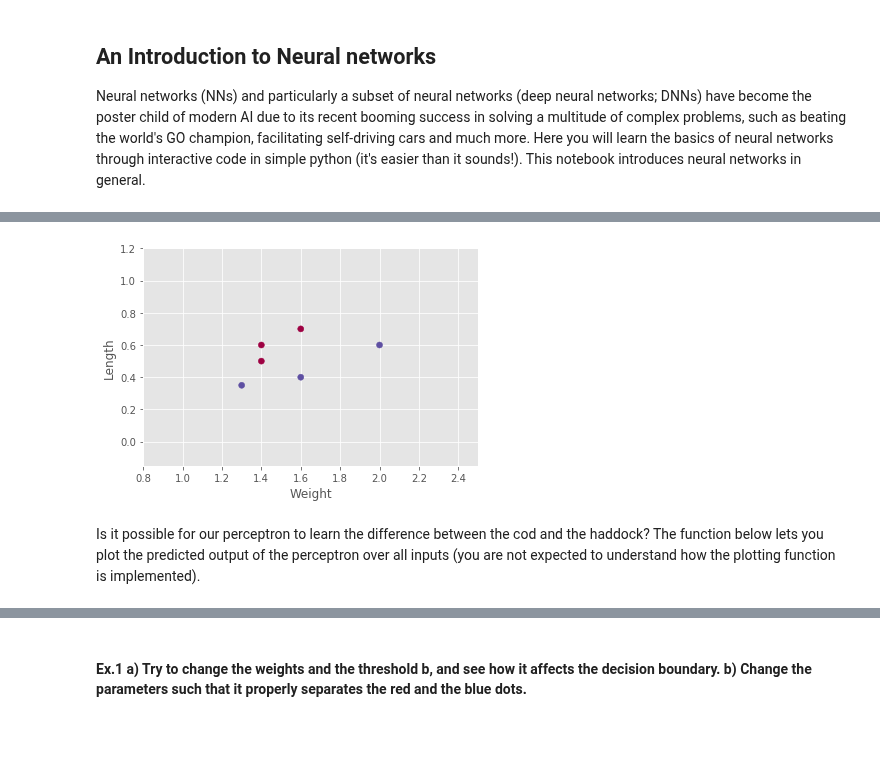
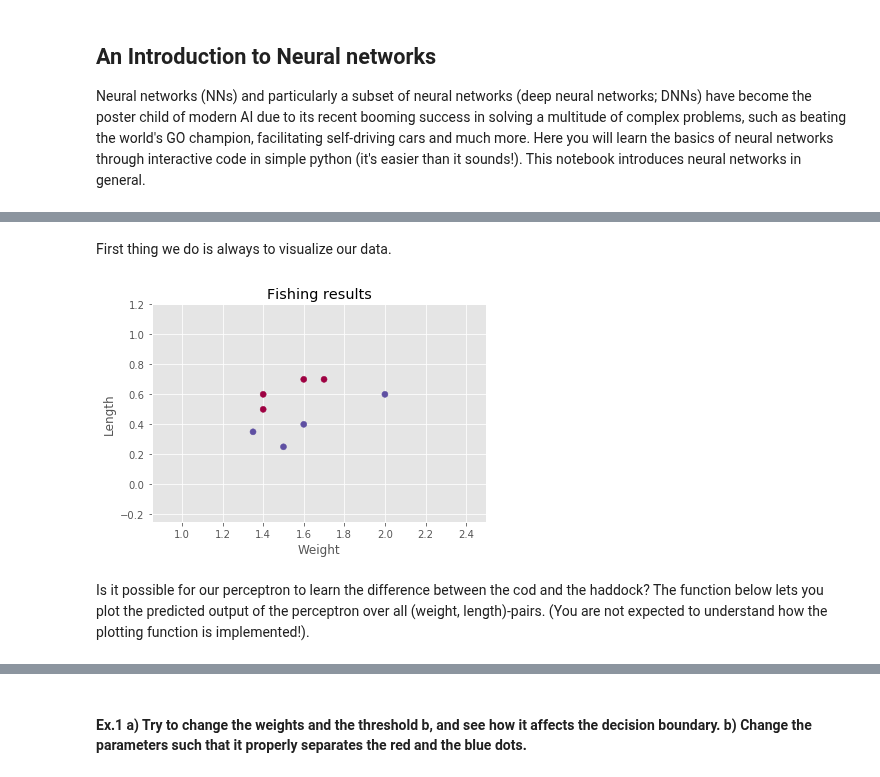
Before and after one commit to oercompbiomed/CBM101, a Jupyter notebook: H_Neural_Networks/1_Introduction_to_Neural_Networks.ipynb, the cells around one changed output, grey strips where cells are left out. Drawn from its saved outputs; the diff is of its cells as text; code cells hidden in the pictures; blank space fills up the shorter version.

```diff
--- a/H_Neural_Networks/1_Introduction_to_Neural_Networks.ipynb
+++ b/H_Neural_Networks/1_Introduction_to_Neural_Networks.ipynb
@@ -52,8 +42,8 @@ So what's so special about this network? Well, let's see what it is able to do w
 # %%
 import pandas as pd
-df = pd.DataFrame({"Weight":[1.4, 1.6, 1.6, 2,  1.4,  1.3],
-                   "Length":[.6,  .4,  .7,  .6,  .5,   .35],
-                   "Class" :[0,    1,  0,  1,    0,     1]})
+df = pd.DataFrame({"Weight":[1.4, 1.6, 1.6, 2,  1.4,  1.35, 1.5,  1.7],
+                   "Length":[.6,  .4,  .7,  .6,  .5,   .35, .25, 0.7],
+                   "Class" :[0,    1,  0,  1,    0,     1,   1,   0]})
 df
 # %% [output]
 |  | Weight | Length | Class |
@@ -66,19 +58,24 @@ df
+# %% [markdown]
+First thing we do is always to visualize our data.
 # %%
 from matplotlib import pyplot as plt
 
 # Define the figure boundaries
+X = df.drop(labels=["Class"], axis=1).values
 x_min, x_max = X[:, 0].min() - .5, X[:, 0].max() + .5
 y_min, y_max = X[:, 1].min() - .5, X[:, 1].max() + .5
 
+# Draw a scatter plot of the weight and length of the fishes
 plt.scatter(x= df.Weight, y = df.Length, c = df.Class, cmap=plt.cm.Spectral)
 plt.xlabel("Weight"); plt.ylabel("Length")
 plt.xlim(x_min, x_max)
 plt.ylim(y_min, y_max)
+plt.title("Fishing results")
 
 plt.show()
 # %% [output]
-[figure, old version]
+[figure, new version]
 # %% [markdown]
-Is it possible for our perceptron to learn the difference between the cod and the haddock? The function below lets you plot the predicted output of the perceptron over all inputs (you are not expected to understand how the plotting function is implemented).
+Is it possible for our perceptron to learn the difference between the cod and the haddock? The function below lets you plot the predicted output of the perceptron over all (weight, length)-pairs. (You are not expected to understand how the plotting function is implemented!).
 # %%
 # Modified from https://scikit-learn.org/stable/auto_examples/neighbors/plot_classification.html#sphx-glr-download-auto-examples-neighbors-plot-classification-py
```
Also changed, not shown: parts of 24 cells of this notebook.
